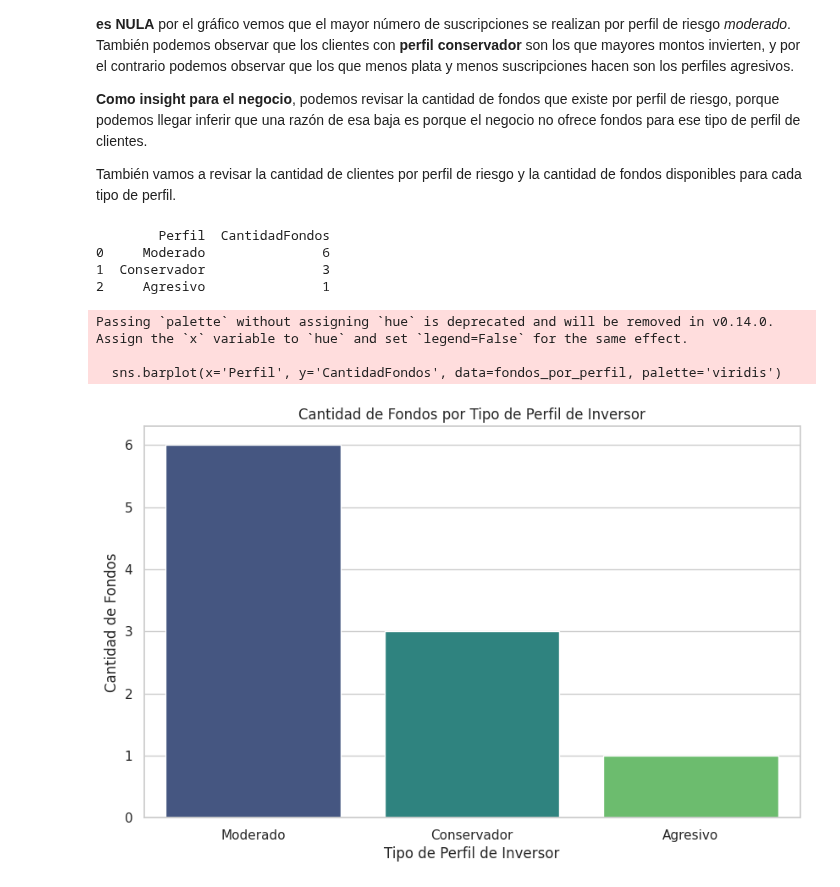
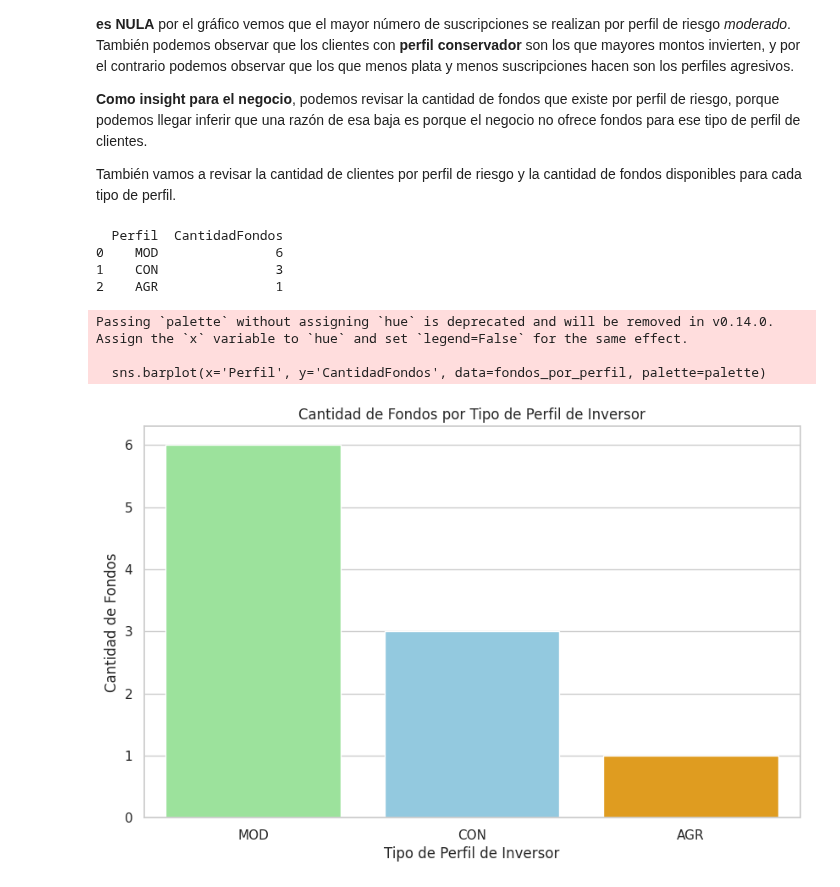
Before and after one commit to ndeleonardis/DataSetNoeliaDeLeonardis, a Jupyter notebook: entregable_datasciense_3_noelia_de_leonardis.ipynb, the cells around one changed output. Cells and saved outputs as stored; diff of their text form; code cells hidden in the pictures.

```diff
--- a/entregable_datasciense_3_noelia_de_leonardis.ipynb
+++ b/entregable_datasciense_3_noelia_de_leonardis.ipynb
@@ -339,41 +339,48 @@ data = {
         'Renta Futura', 'Renta Dólar', 'Renta Variable',
         'Renta Pesos'
     ],
     'Perfil': [
-        'Conservador', 'Conservador', 'Conservador',
-        'Moderado', 'Moderado', 'Moderado',
-        'Moderado', 'Moderado', 'Agresivo',
-        'Moderado'
+        'CON', 'CON', 'CON',
+        'MOD', 'MOD', 'MOD',
+        'MOD', 'MOD', 'AGR',
+        'MOD'
     ]
 }
 
 df_fondos = pd.DataFrame(data)
 
 # Contar la cantidad de fondos por tipo de perfil
 fondos_por_perfil = df_fondos['Perfil'].value_counts().reset_index()
 fondos_por_perfil.columns = ['Perfil', 'CantidadFondos']
 
 # Verificar los datos
 print(fondos_por_perfil)
 
+# Definir una paleta de colores personalizada
+palette = {
+    'CON': 'skyblue',
+    'AGR': 'orange',
+    'MOD': 'lightgreen'
+}
+
 # Configurar el estilo del gráfico
 sns.set(style="whitegrid")
 
 # Crear el gráfico de barras
 plt.figure(figsize=(10, 6))
-sns.barplot(x='Perfil', y='CantidadFondos', data=fondos_por_perfil, palette='viridis')
+sns.barplot(x='Perfil', y='CantidadFondos', data=fondos_por_perfil, palette=palette)
 
 # Configurar el título y las etiquetas
 plt.title('Cantidad de Fondos por Tipo de Perfil de Inversor')
 plt.xlabel('Tipo de Perfil de Inversor')
 plt.ylabel('Cantidad de Fondos')
 plt.show()
 # %% [output]
-        Perfil  CantidadFondos
-0     Moderado               6
-1  Conservador               3
-2     Agresivo               1
+  Perfil  CantidadFondos
+0    MOD               6
+1    CON               3
+2    AGR               1
 Passing `palette` without assigning `hue` is deprecated and will be removed in v0.14.0. Assign the `x` variable to `hue` and set `legend=False` for the same effect.
 
-  sns.barplot(x='Perfil', y='CantidadFondos', data=fondos_por_perfil, palette='viridis')
+  sns.barplot(x='Perfil', y='CantidadFondos', data=fondos_por_perfil, palette=palette)
-[figure, old version]
+[figure, new version]
```
Also changed, not shown: parts of 1 cell of this notebook.
